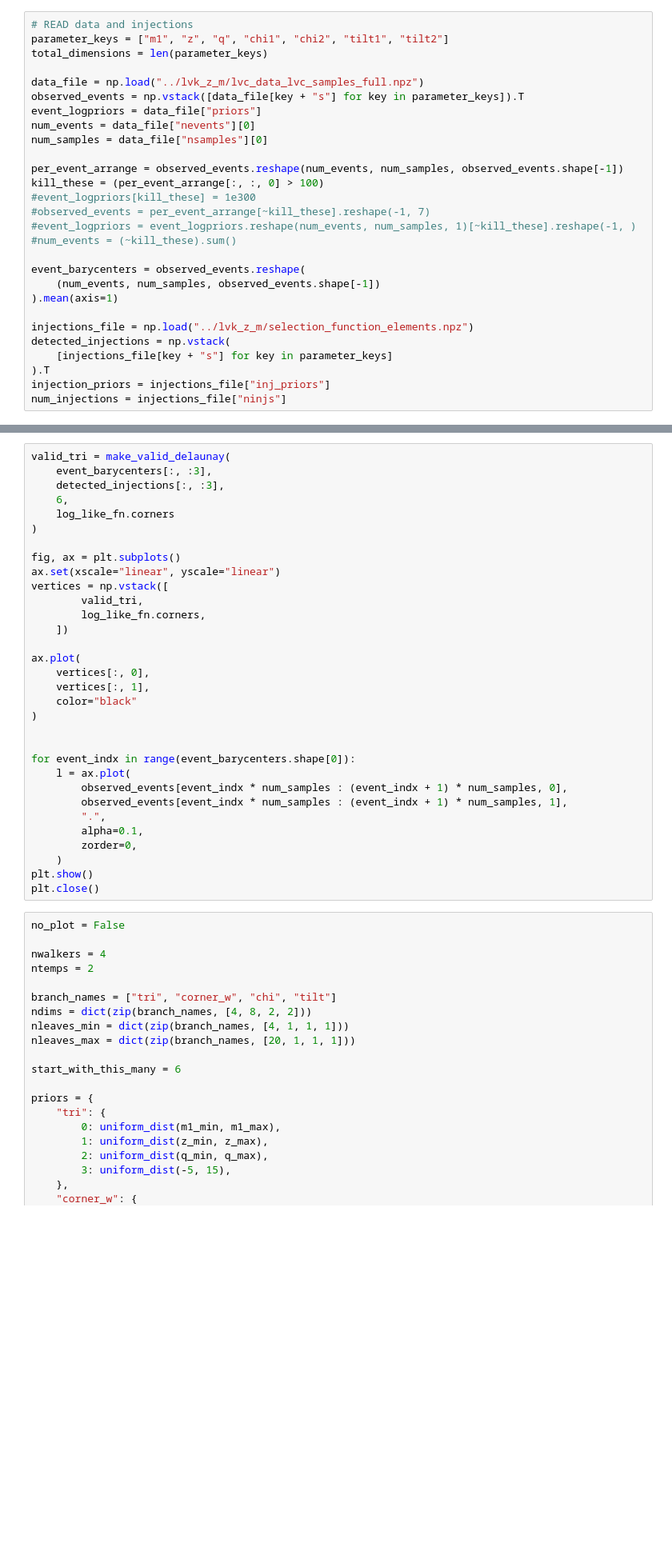
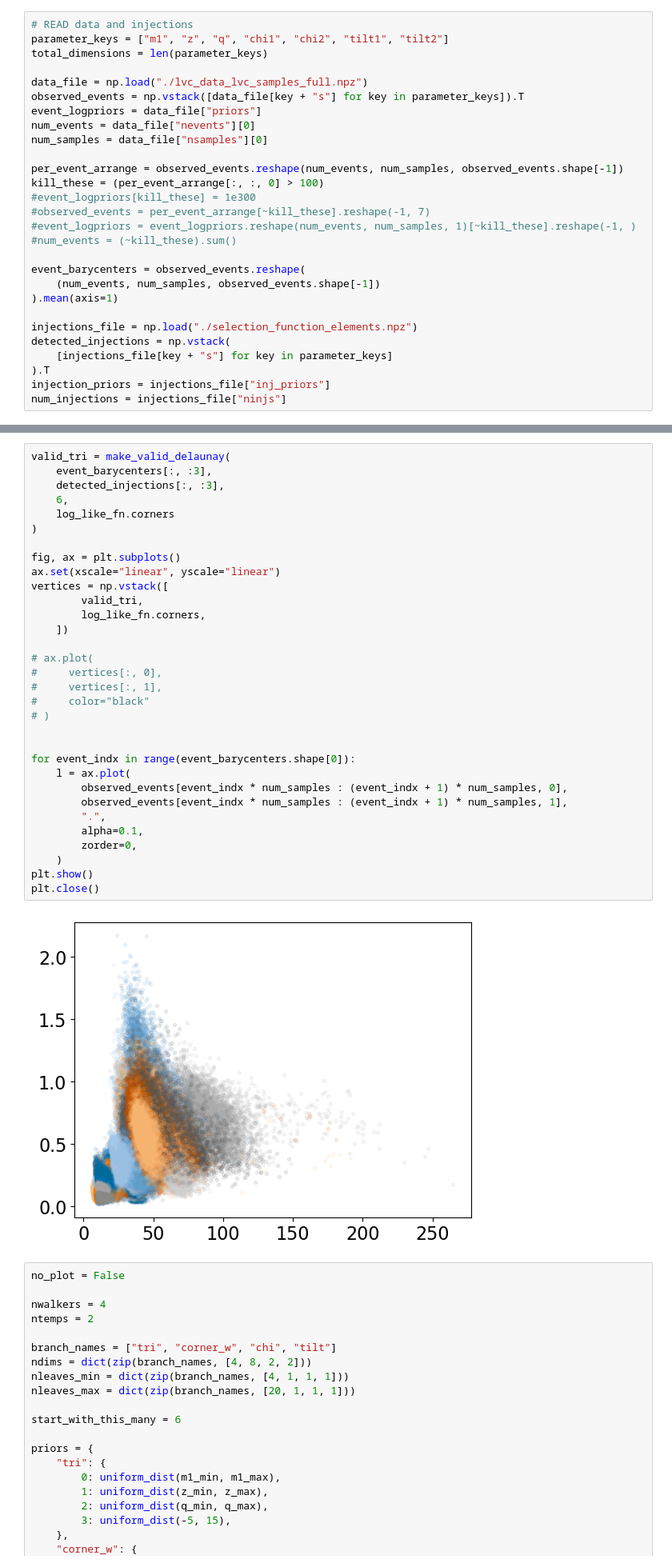
Before and after one commit to TristanBruel/Delaunay_for_GWs, a Jupyter notebook: lvk_z_m_q/brute_force.ipynb, the cells around one changed output, grey strips where cells are left out. Shown at 80% size. Saved outputs shown, nothing was run; the diff lists cells and outputs as text; blank space fills up the shorter version.

Commit message:
first 3d test with real GW data in m1, z, and q

```diff
--- a/lvk_z_m_q/brute_force.ipynb
+++ b/lvk_z_m_q/brute_force.ipynb
@@ -60,7 +58,7 @@ def tilts_log_prior(tilt_1, tilt_2, zeta, sigma_t):
 parameter_keys = ["m1", "z", "q", "chi1", "chi2", "tilt1", "tilt2"]
 total_dimensions = len(parameter_keys)
 
-data_file = np.load("../lvk_z_m/lvc_data_lvc_samples_full.npz")
+data_file = np.load("./lvc_data_lvc_samples_full.npz")
 observed_events = np.vstack([data_file[key + "s"] for key in parameter_keys]).T
 event_logpriors = data_file["priors"]
 num_events = data_file["nevents"][0]
@@ -77,7 +75,7 @@ event_barycenters = observed_events.reshape(
     (num_events, num_samples, observed_events.shape[-1])
 ).mean(axis=1)
 
-injections_file = np.load("../lvk_z_m/selection_function_elements.npz")
+injections_file = np.load("./selection_function_elements.npz")
 detected_injections = np.vstack(
     [injections_file[key + "s"] for key in parameter_keys]
 ).T
@@ -314,35 +312,37 @@ log_like_fn = M1ZQDelaunay(
 # %%
 valid_tri = make_valid_delaunay(
     event_barycenters[:, :3],
     detected_injections[:, :3],
     6,
     log_like_fn.corners
 )
 
 fig, ax = plt.subplots()
 ax.set(xscale="linear", yscale="linear")
 vertices = np.vstack([
         valid_tri,
         log_like_fn.corners,
     ])
 
-ax.plot(
-    vertices[:, 0],
-    vertices[:, 1],
-    color="black"
-)
+# ax.plot(
+#     vertices[:, 0],
+#     vertices[:, 1],
+#     color="black"
+# )
 
 
 for event_indx in range(event_barycenters.shape[0]):
     l = ax.plot(
         observed_events[event_indx * num_samples : (event_indx + 1) * num_samples, 0],
         observed_events[event_indx * num_samples : (event_indx + 1) * num_samples, 1],
         ".",
         alpha=0.1,
         zorder=0,
     )
 plt.show()
 plt.close()
+# %% [output]
+[figure, added]
 # %%
 no_plot = False
 
```
Also changed, not shown: parts of 1 cell of this notebook, 29 other files.
